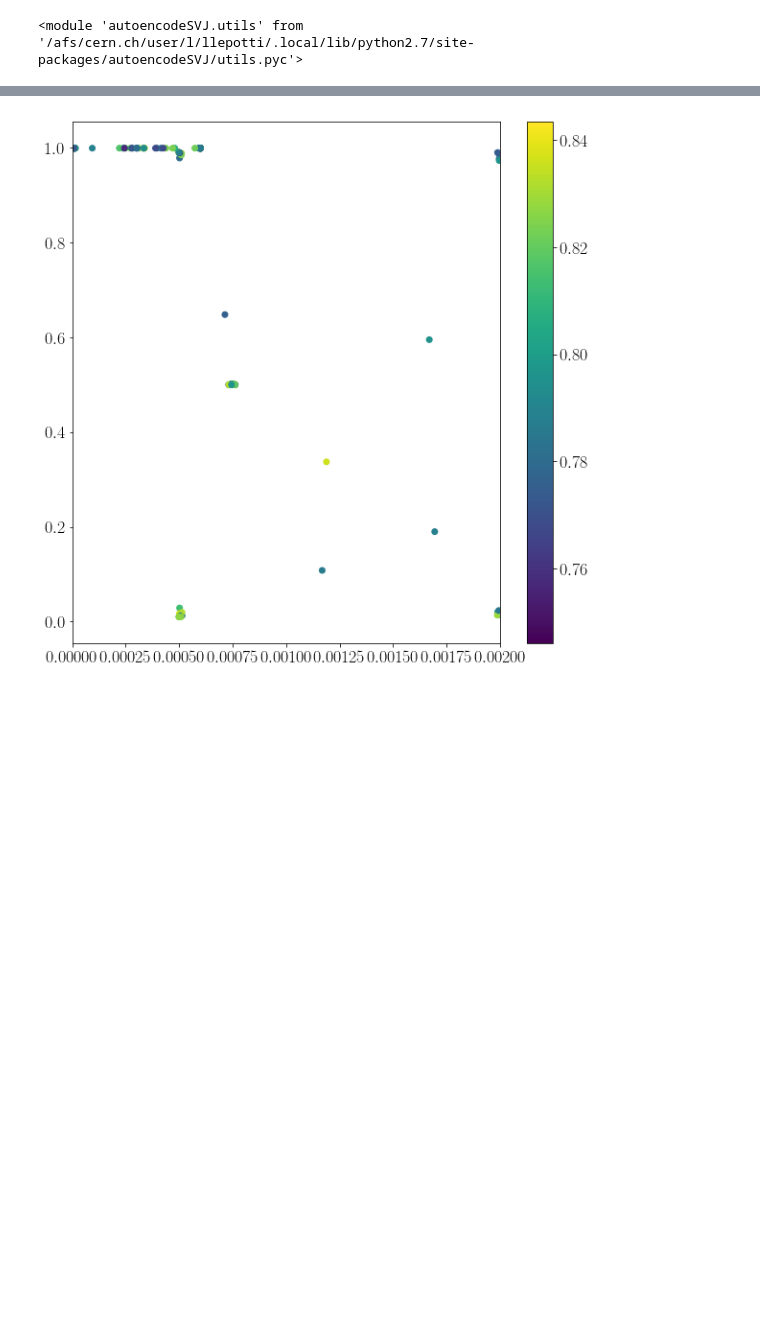
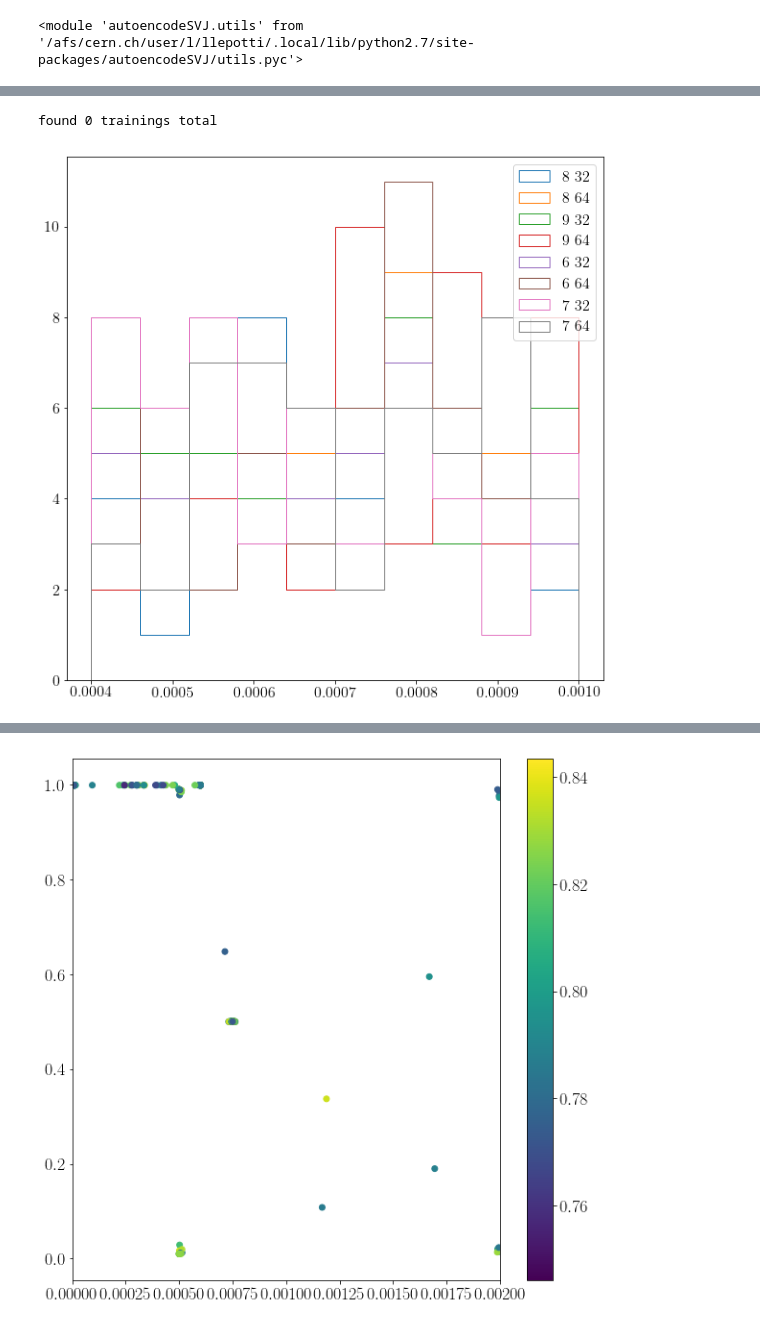
Before and after one commit to luclepot/SVJ, a Jupyter notebook: newplots.ipynb, the cells around one changed output, grey strips where cells are left out. Saved outputs shown, nothing was run; the diff lists cells and outputs as text; code cells hidden in the pictures; blank space fills up the shorter version.

```diff
--- a/newplots.ipynb
+++ b/newplots.ipynb
@@ -30,2 +106,13 @@ Using TensorFlow backend.
+# %%
+ev.update_all_signal_evals()
+# %% [output]
+found 0 trainings total
+# %%
+for name in elts.name.unique():
+    plt.hist(elts[elts.name == name].lr, range=(0.0004, 0.001), bins=10, label=name.replace('_', ' '), histtype='step')
+plt.legend()
+plt.show()
+# %% [output]
+[figure, added]
 # %%
 import datetime
```
Also changed, not shown: parts of 12 cells of this notebook, 48 other files.
